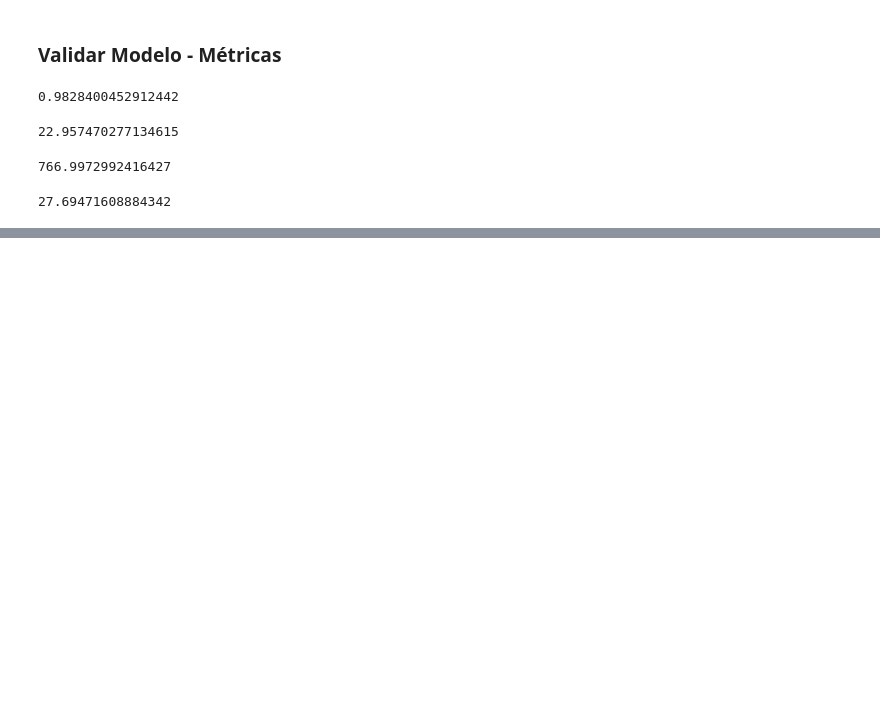
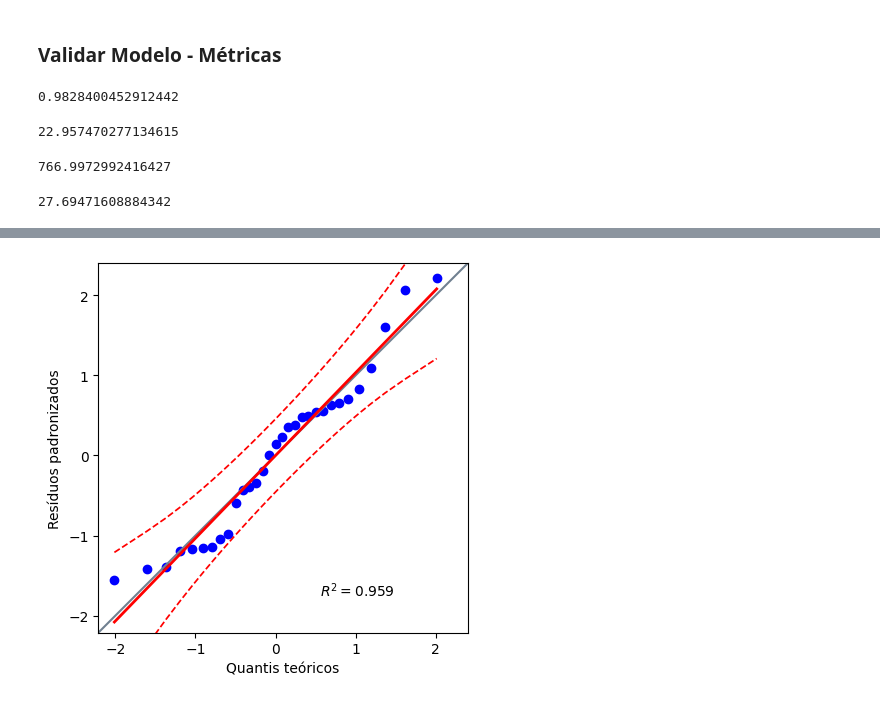
Before and after one commit to soaresmilton/rocketseat_regressao_linear_simples, a Jupyter notebook: modelo_pontuacao.ipynb, the cells around one changed output, grey strips where cells are left out. Saved outputs shown, nothing was run; the diff lists cells and outputs as text; code cells hidden in the pictures; blank space fills up the shorter version.

```diff
--- a/modelo_pontuacao.ipynb
+++ b/modelo_pontuacao.ipynb
@@ -150,0 +178,10 @@ sns.scatterplot(x=x_axis, y=y_pred.reshape(-1), color='red', label='Valores pred
+# %%
+# Checar se os resíduos seguem uma distribuição normal
+# QQ (quantile-quantile) plot, que avalia se uma amostra segue uma distribuição normal
+import pingouin as pg
+pg.qqplot(residuos_std, dist='norm', confidence=0.95)
+plt.xlabel('Quantis teóricos')
+plt.ylabel('Resíduos padronizados')
+plt.show()
+# %% [output]
+[figure, added]
```
Also changed, not shown: parts of 5 cells of this notebook.
